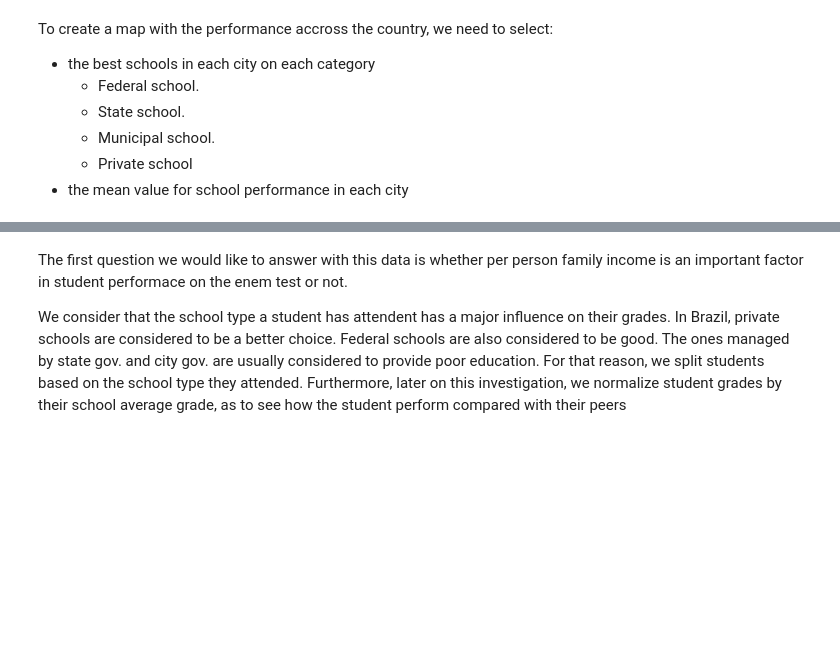
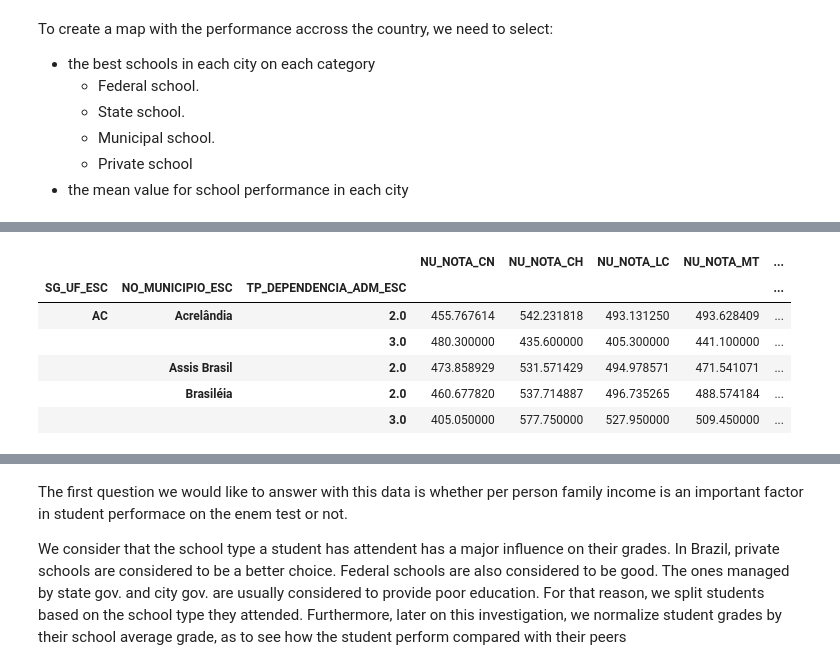
Before and after one commit to vinicius-cleves/enem, a Jupyter notebook: processing/notebook.ipynb, the cells around one changed output, grey strips where cells are left out. Drawn from its saved outputs; the diff is of its cells as text; code cells hidden in the pictures; blank space fills up the shorter version.

```diff
--- a/processing/notebook.ipynb
+++ b/processing/notebook.ipynb
@@ -119,17 +156,26 @@ show_heads(schools)
 # %%
 schools['NU_NOTA_SUM'] = (  schools['NU_NOTA_CN']
                           + schools['NU_NOTA_CH']
                           + schools['NU_NOTA_LC']
                           + schools['NU_NOTA_MT']
                           + schools['NU_NOTA_REDACAO'])/5
 bycity = (schools
     .groupby(by = ['SG_UF_ESC', 'NO_MUNICIPIO_ESC', 'TP_DEPENDENCIA_ADM_ESC'])
-    .agg({
-        'NU_NOTA_CN': 'mean',
-        'NU_NOTA_CH': 'mean',
-        'NU_NOTA_LC': 'mean',
-        'NU_NOTA_MT': 'mean',
-        'NU_NOTA_REDACAO': 'mean',
-        'NU_NOTA_SUM': 'max'
-    }))
+    .agg(
+        NU_NOTA_CN = ('NU_NOTA_CN', 'mean'),
+        NU_NOTA_CH = ('NU_NOTA_CH', 'mean'),
+        NU_NOTA_LC = ('NU_NOTA_LC', 'mean'),
+        NU_NOTA_MT = ('NU_NOTA_MT', 'mean'),
+        NU_NOTA_REDACAO = ('NU_NOTA_REDACAO','mean'),
+        NU_NOTA_SUM = ('NU_NOTA_SUM', 'max'),
+        NU_NOTA_AVG = ('NU_NOTA_SUM', 'mean')
+    ))
 show_heads(bycity)
+# %% [output]
+|  |  |  | NU_NOTA_CN | NU_NOTA_CH | NU_NOTA_LC | NU_NOTA_MT | ... |
+| SG_UF_ESC | NO_MUNICIPIO_ESC | TP_DEPENDENCIA_ADM_ESC |  |  |  |  | ... |
+| AC | Acrelândia | 2.0 | 455.767614 | 542.231818 | 493.131250 | 493.628409 | ... |
+|  |  | 3.0 | 480.300000 | 435.600000 | 405.300000 | 441.100000 | ... |
+|  | Assis Brasil | 2.0 | 473.858929 | 531.571429 | 494.978571 | 471.541071 | ... |
+|  | Brasiléia | 2.0 | 460.677820 | 537.714887 | 496.735265 | 488.574184 | ... |
+|  |  | 3.0 | 405.050000 | 577.750000 | 527.950000 | 509.450000 | ... |
```
Also changed, not shown: parts of 9 cells of this notebook, 6 other files.
